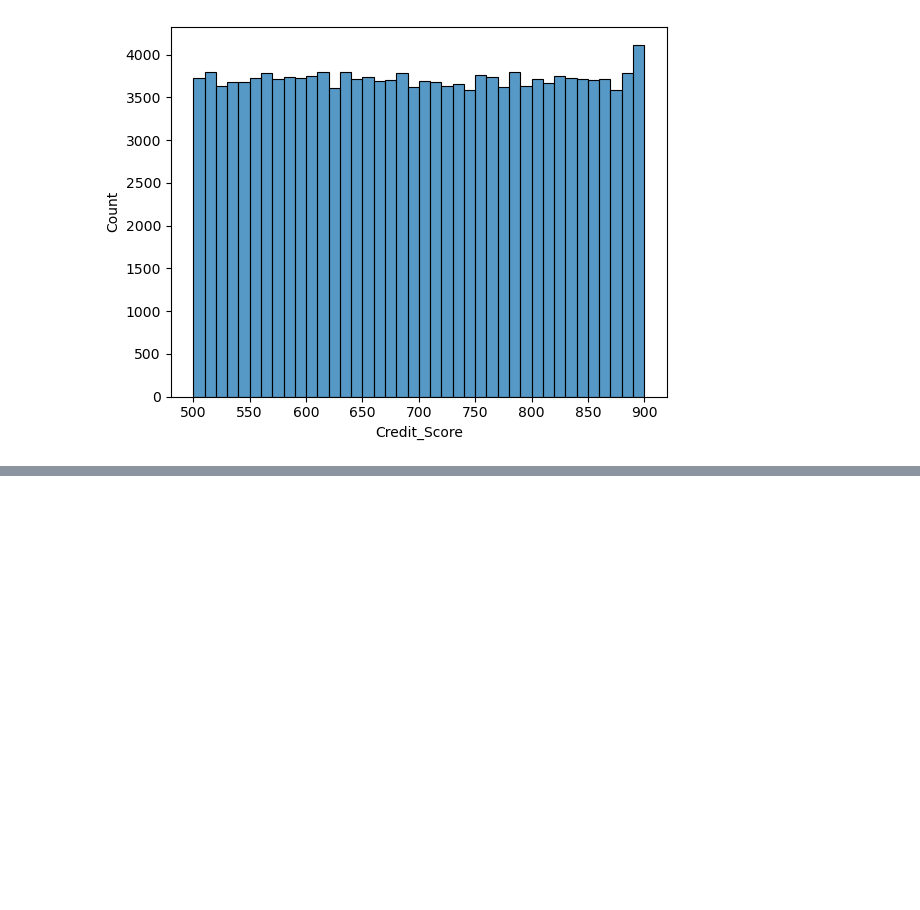
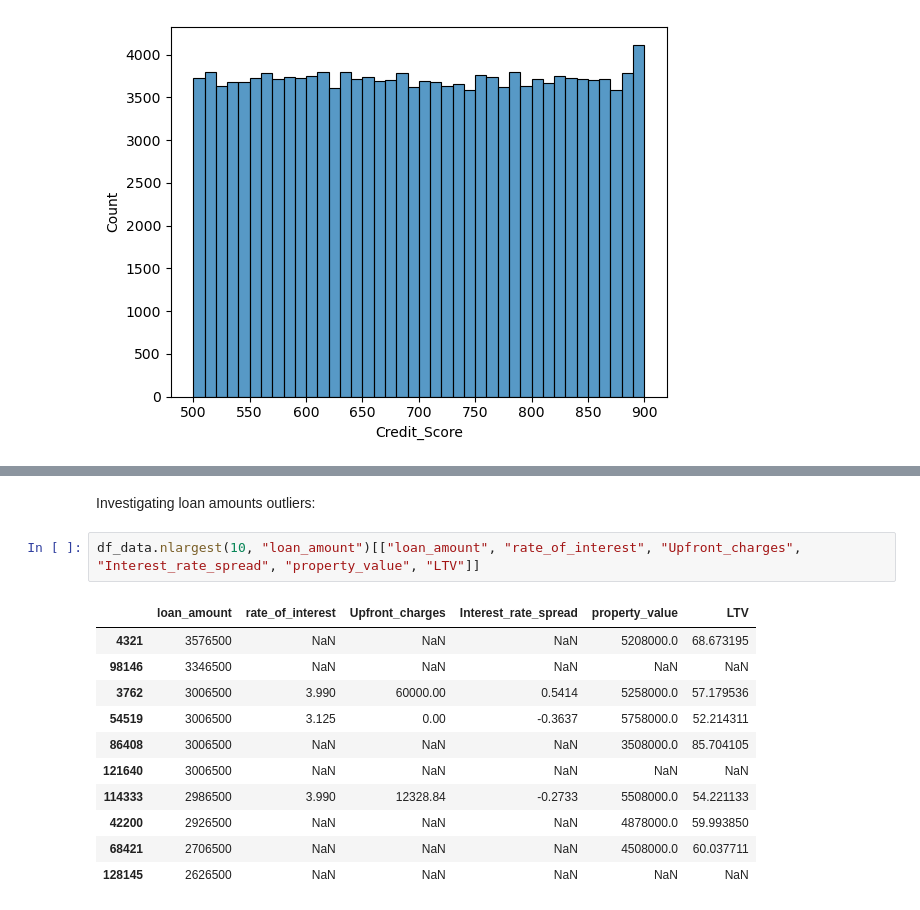
Before and after one commit to vaishnavi-nibh/loandefaultprediction, a Jupyter notebook: notebooks/eda.ipynb, the cells around one changed output, grey strips where cells are left out. Saved outputs shown, nothing was run; the diff lists cells and outputs as text; blank space fills up the shorter version.

```diff
--- a/notebooks/eda.ipynb
+++ b/notebooks/eda.ipynb
@@ -257,0 +311,16 @@ plt.show()
+# %% [markdown]
+Investigating loan amounts outliers:
+# %%
+df_data.nlargest(10, "loan_amount")[["loan_amount", "rate_of_interest", "Upfront_charges", "Interest_rate_spread", "property_value", "LTV"]]
+# %% [output]
+|  | loan_amount | rate_of_interest | Upfront_charges | Interest_rate_spread | property_value | LTV |
+| 4321 | 3576500 | NaN | NaN | NaN | 5208000.0 | 68.673195 |
+| 98146 | 3346500 | NaN | NaN | NaN | NaN | NaN |
+| 3762 | 3006500 | 3.990 | 60000.00 | 0.5414 | 5258000.0 | 57.179536 |
+| 54519 | 3006500 | 3.125 | 0.00 | -0.3637 | 5758000.0 | 52.214311 |
+| 86408 | 3006500 | NaN | NaN | NaN | 3508000.0 | 85.704105 |
+| 121640 | 3006500 | NaN | NaN | NaN | NaN | NaN |
+| 114333 | 2986500 | 3.990 | 12328.84 | -0.2733 | 5508000.0 | 54.221133 |
+| 42200 | 2926500 | NaN | NaN | NaN | 4878000.0 | 59.993850 |
+| 68421 | 2706500 | NaN | NaN | NaN | 4508000.0 | 60.037711 |
+| 128145 | 2626500 | NaN | NaN | NaN | NaN | NaN |
```
Also changed, not shown: parts of 16 cells of this notebook.
